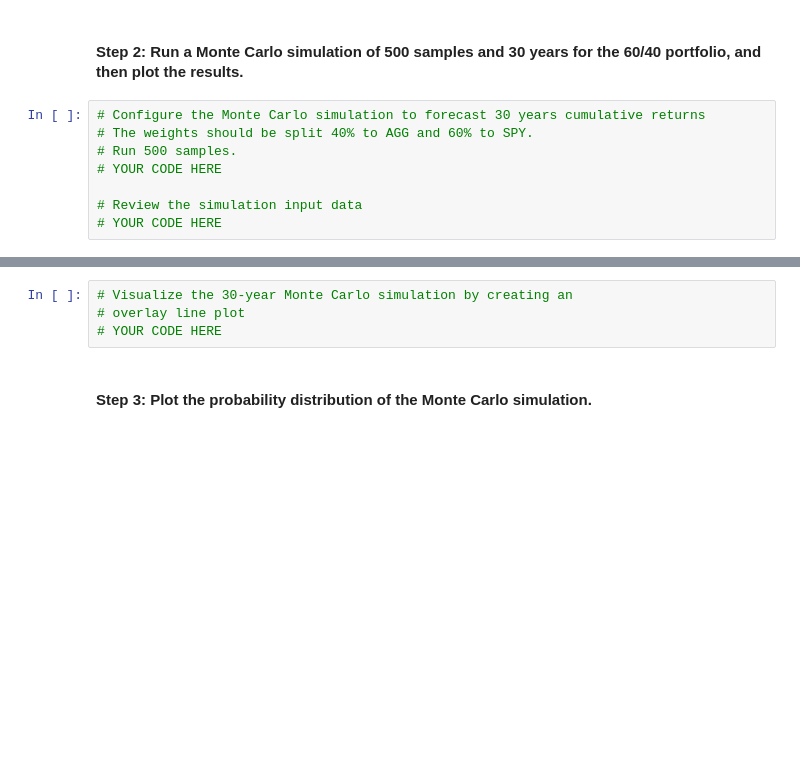
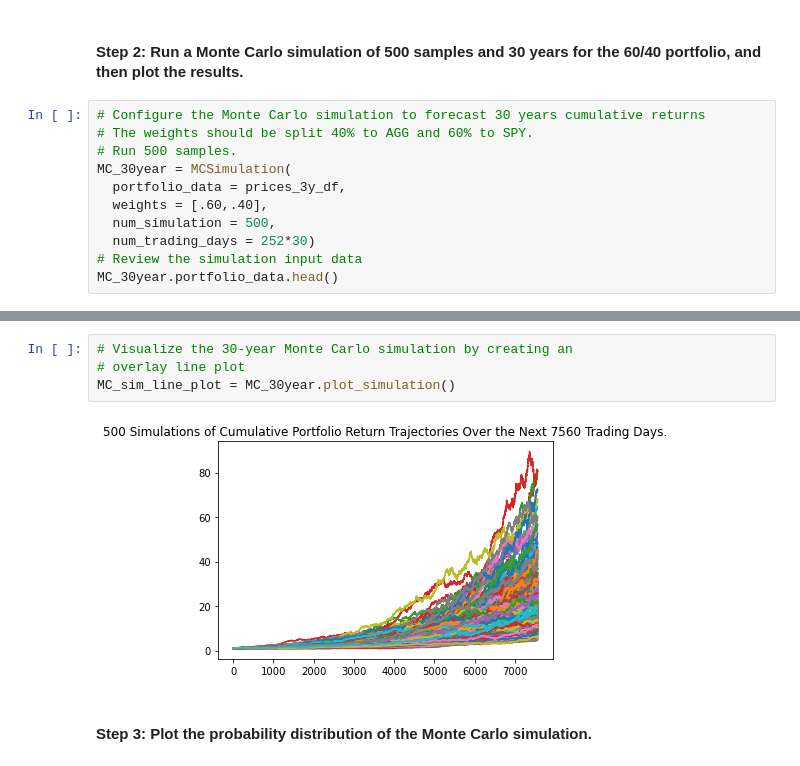
Before and after one commit to Aranda80/finan_plan_simulations, a Jupyter notebook: financial_planning_tools.ipynb, the cells around one changed output, grey strips where cells are left out. Cells and saved outputs as stored; diff of their text form; blank space fills up the shorter version.

```diff
--- a/financial_planning_tools.ipynb
+++ b/financial_planning_tools.ipynb
@@ -456,7 +456,10 @@ prices_3y_df.tail()
 # Configure the Monte Carlo simulation to forecast 30 years cumulative returns
 # The weights should be split 40% to AGG and 60% to SPY.
 # Run 500 samples.
-# YOUR CODE HERE
-
+MC_30year = MCSimulation(
+  portfolio_data = prices_3y_df,
+  weights = [.60,.40],
+  num_simulation = 500,
+  num_trading_days = 252*30)
 # Review the simulation input data
-# YOUR CODE HERE
+MC_30year.portfolio_data.head()
@@ -466,7 +509,9 @@ prices_3y_df.tail()
 # %%
 # Visualize the 30-year Monte Carlo simulation by creating an
 # overlay line plot
-# YOUR CODE HERE
+MC_sim_line_plot = MC_30year.plot_simulation()
+# %% [output]
+[figure, added]
 # %% [markdown]
 #### Step 3: Plot the probability distribution of the Monte Carlo simulation.
 # %%
```
Also changed, not shown: parts of 26 cells of this notebook.
